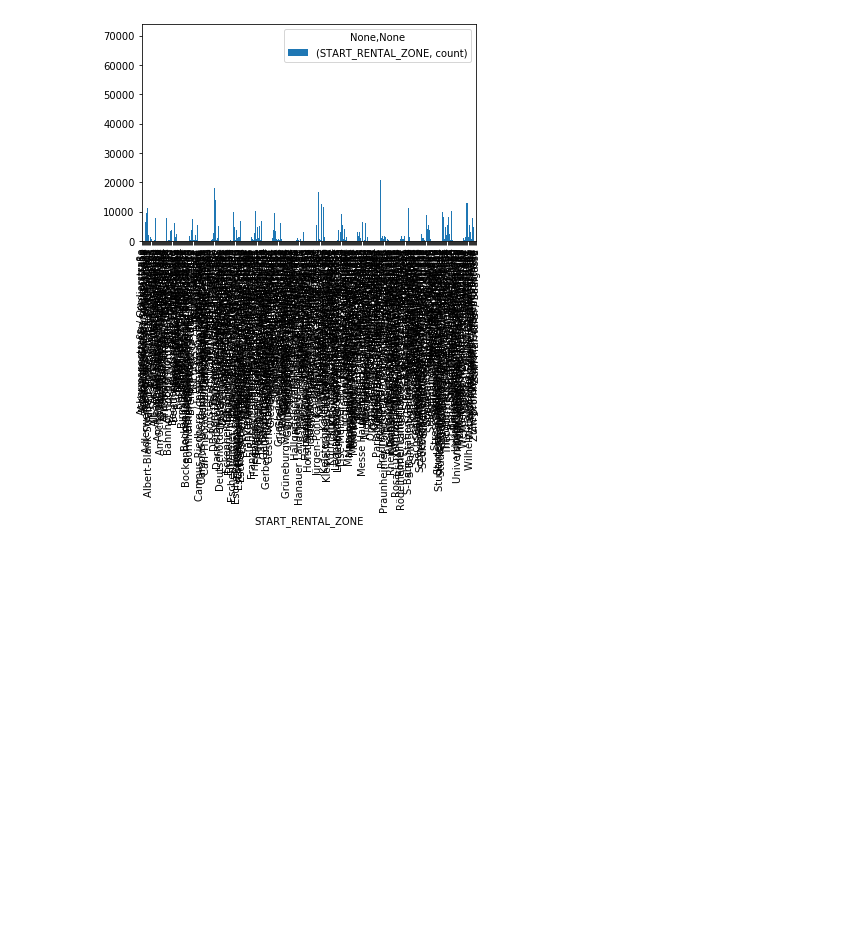
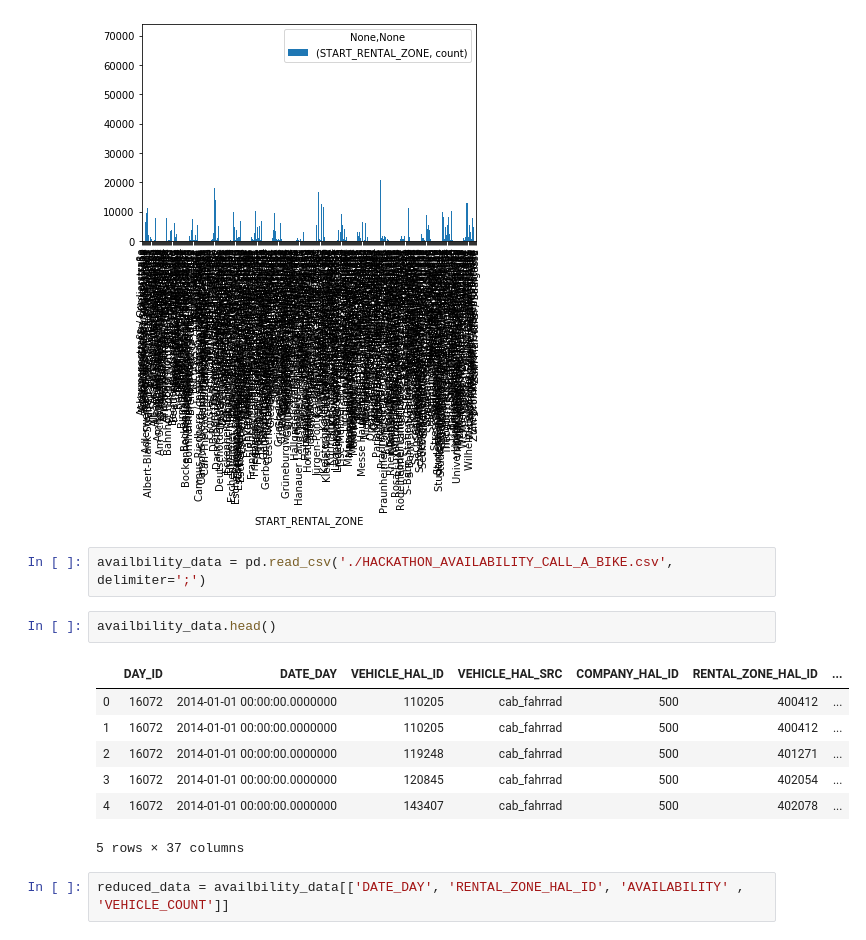
Before and after one commit to AA-Black-Mamba/Workspace, a Jupyter notebook: ProjectONE.ipynb, the cells around one changed output. Saved outputs shown, nothing was run; the diff lists cells and outputs as text; blank space fills up the shorter version.

```diff
--- a/ProjectONE.ipynb
+++ b/ProjectONE.ipynb
@@ -186,3 +186,17 @@ rentalzone.groupby(['START_RENTAL_ZONE']).agg({'START_RENTAL_ZONE': ['count']}).
 # %% [output]
 AttributeError: 'AxesSubplot' object has no attribute 'head'
 [figure]
+# %%
+availbility_data = pd.read_csv('./HACKATHON_AVAILABILITY_CALL_A_BIKE.csv', delimiter=';')
+# %%
+availbility_data.head()
+# %% [output]
+|  | DAY_ID | DATE_DAY | VEHICLE_HAL_ID | VEHICLE_HAL_SRC | COMPANY_HAL_ID | RENTAL_ZONE_HAL_ID | ... |
+| 0 | 16072 | 2014-01-01 00:00:00.0000000 | 110205 | cab_fahrrad | 500 | 400412 | ... |
+| 1 | 16072 | 2014-01-01 00:00:00.0000000 | 110205 | cab_fahrrad | 500 | 400412 | ... |
+| 2 | 16072 | 2014-01-01 00:00:00.0000000 | 119248 | cab_fahrrad | 500 | 401271 | ... |
+| 3 | 16072 | 2014-01-01 00:00:00.0000000 | 120845 | cab_fahrrad | 500 | 402054 | ... |
+| 4 | 16072 | 2014-01-01 00:00:00.0000000 | 143407 | cab_fahrrad | 500 | 402078 | ... |
+5 rows × 37 columns
+# %%
+reduced_data = availbility_data[['DATE_DAY', 'RENTAL_ZONE_HAL_ID', 'AVAILABILITY' , 'VEHICLE_COUNT']]
```
Also changed, not shown: parts of 18 cells of this notebook.
